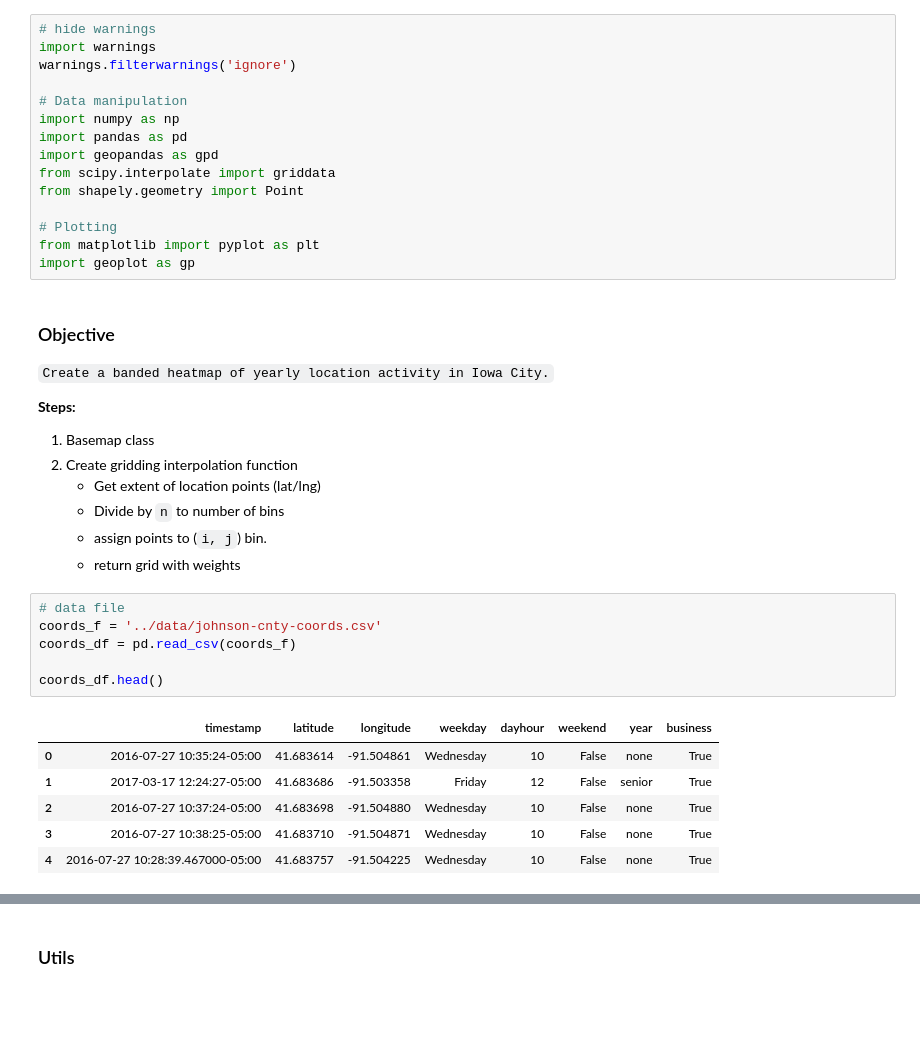
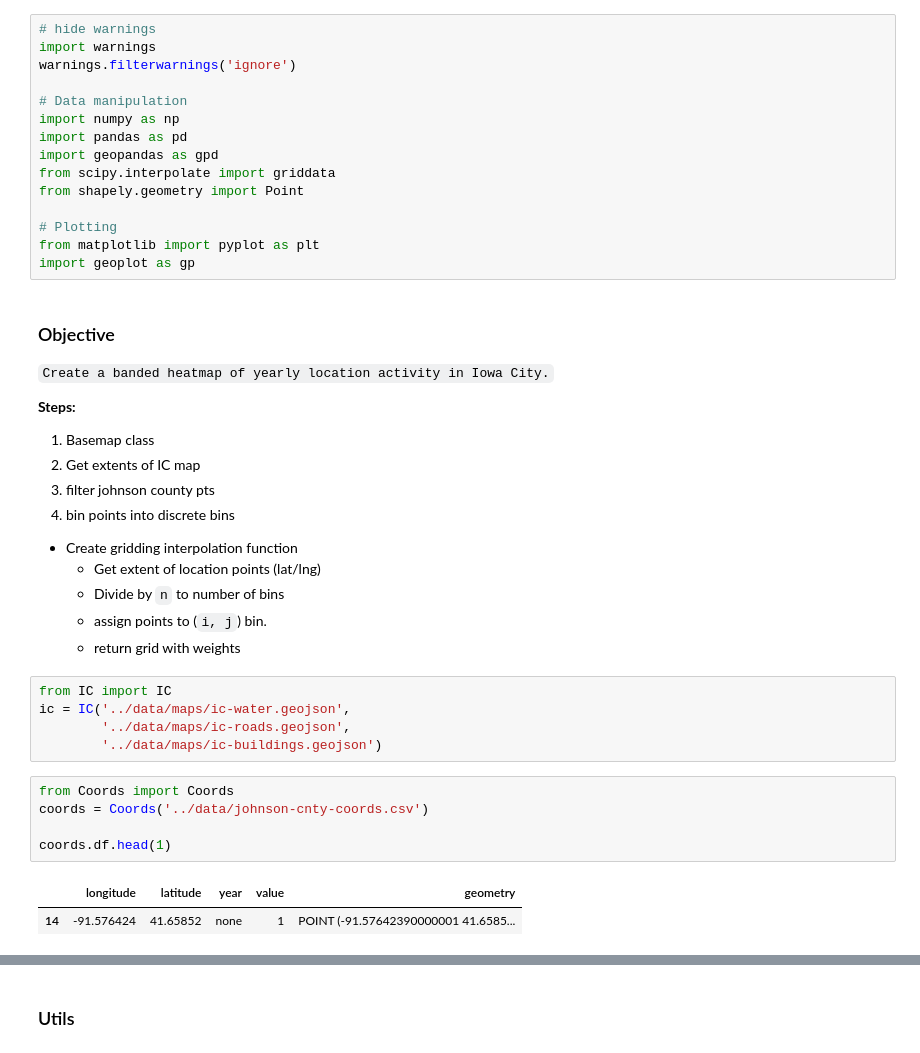
Before and after one commit to ryan-p-larson/city-maps, a Jupyter notebook: src/04-mapping-analysis.ipynb, the cells around one changed output, grey strips where cells are left out. Drawn from its saved outputs; the diff is of its cells as text; blank space fills up the shorter version.

```diff
--- a/src/04-mapping-analysis.ipynb
+++ b/src/04-mapping-analysis.ipynb
@@ -38,21 +38,28 @@ import geoplot as gp
 **Steps:**
 
 1. Basemap class
-2. Create gridding interpolation function
+2. Get extents of IC map
+3. filter johnson county pts
+4. bin points into discrete bins
+
+
+
+
+- Create gridding interpolation function
     - Get extent of location points (lat/lng)
     - Divide by `n` to number of bins
     - assign points to (`i, j`) bin.
     - return grid with weights
-# %%
-# data file
-coords_f = '../data/johnson-cnty-coords.csv'
-coords_df = pd.read_csv(coords_f)
-
-coords_df.head()
-# %% [output]
-|  | timestamp | latitude | longitude | weekday | dayhour | weekend | year | business |
-| 0 | 2016-07-27 10:35:24-05:00 | 41.683614 | -91.504861 | Wednesday | 10 | False | none | True |
-| 1 | 2017-03-17 12:24:27-05:00 | 41.683686 | -91.503358 | Friday | 12 | False | senior | True |
-| 2 | 2016-07-27 10:37:24-05:00 | 41.683698 | -91.504880 | Wednesday | 10 | False | none | True |
-| 3 | 2016-07-27 10:38:25-05:00 | 41.683710 | -91.504871 | Wednesday | 10 | False | none | True |
-| 4 | 2016-07-27 10:28:39.467000-05:00 | 41.683757 | -91.504225 | Wednesday | 10 | False | none | True |
+# %%
+from IC import IC
+ic = IC('../data/maps/ic-water.geojson',
+        '../data/maps/ic-roads.geojson',
+        '../data/maps/ic-buildings.geojson')
+# %%
+from Coords import Coords
+coords = Coords('../data/johnson-cnty-coords.csv')
+
+coords.df.head(1)
+# %% [output]
+|  | longitude | latitude | year | value | geometry |
+| 14 | -91.576424 | 41.65852 | none | 1 | POINT (-91.57642390000001 41.6585... |
```
Also changed, not shown: parts of 15 cells of this notebook, 1 other file.
